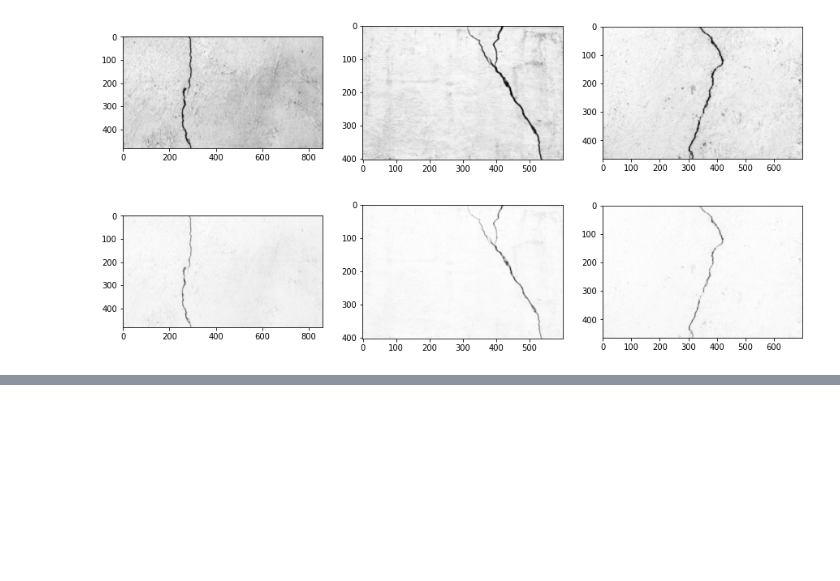
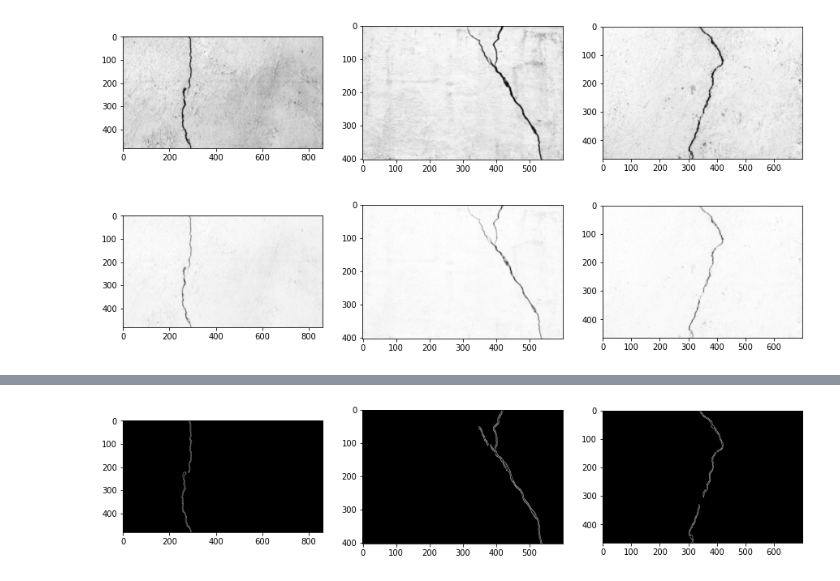
Before and after one commit to Maaitrayo/Wall-Crack-Detection, a Jupyter notebook: crackDetection.ipynb, the cells around one changed output, grey strips where cells are left out. Drawn from its saved outputs; the diff is of its cells as text; code cells hidden in the pictures; blank space fills up the shorter version.

Commit message:
crack point detection\

```diff
--- a/crackDetection.ipynb
+++ b/crackDetection.ipynb
@@ -73,0 +84,10 @@ display_images(log_img_lst)
+# %%
+# Canny Edge Detection
+canny_img_lst = []
+for img in bilateral_img_lst:
+    edges = cv2.Canny(img,100,200)
+    canny_img_lst.append(edges)
+
+display_images(canny_img_lst)
+# %% [output]
+[figure, added]
```
Also changed, not shown: parts of 6 cells of this notebook, 3 other files.
